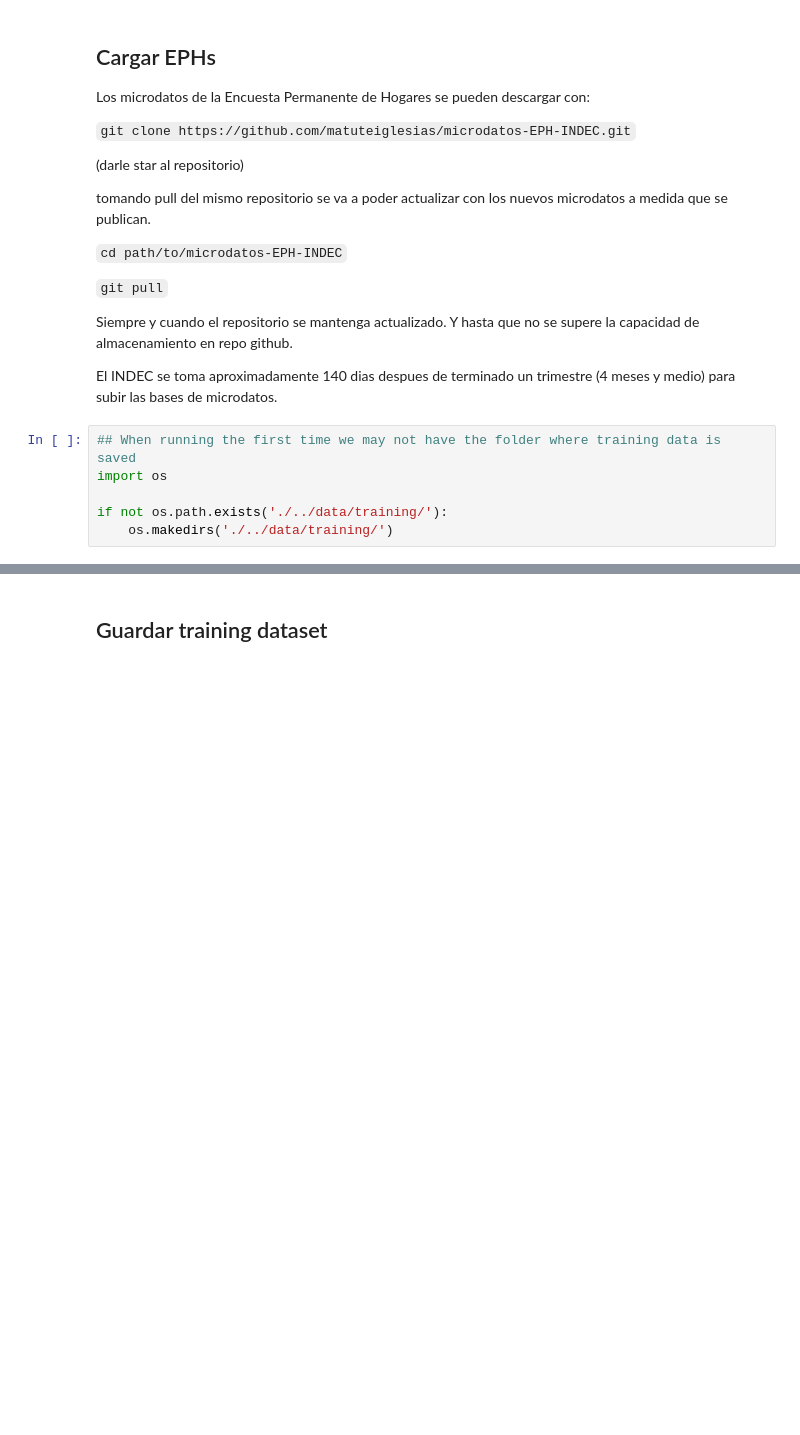
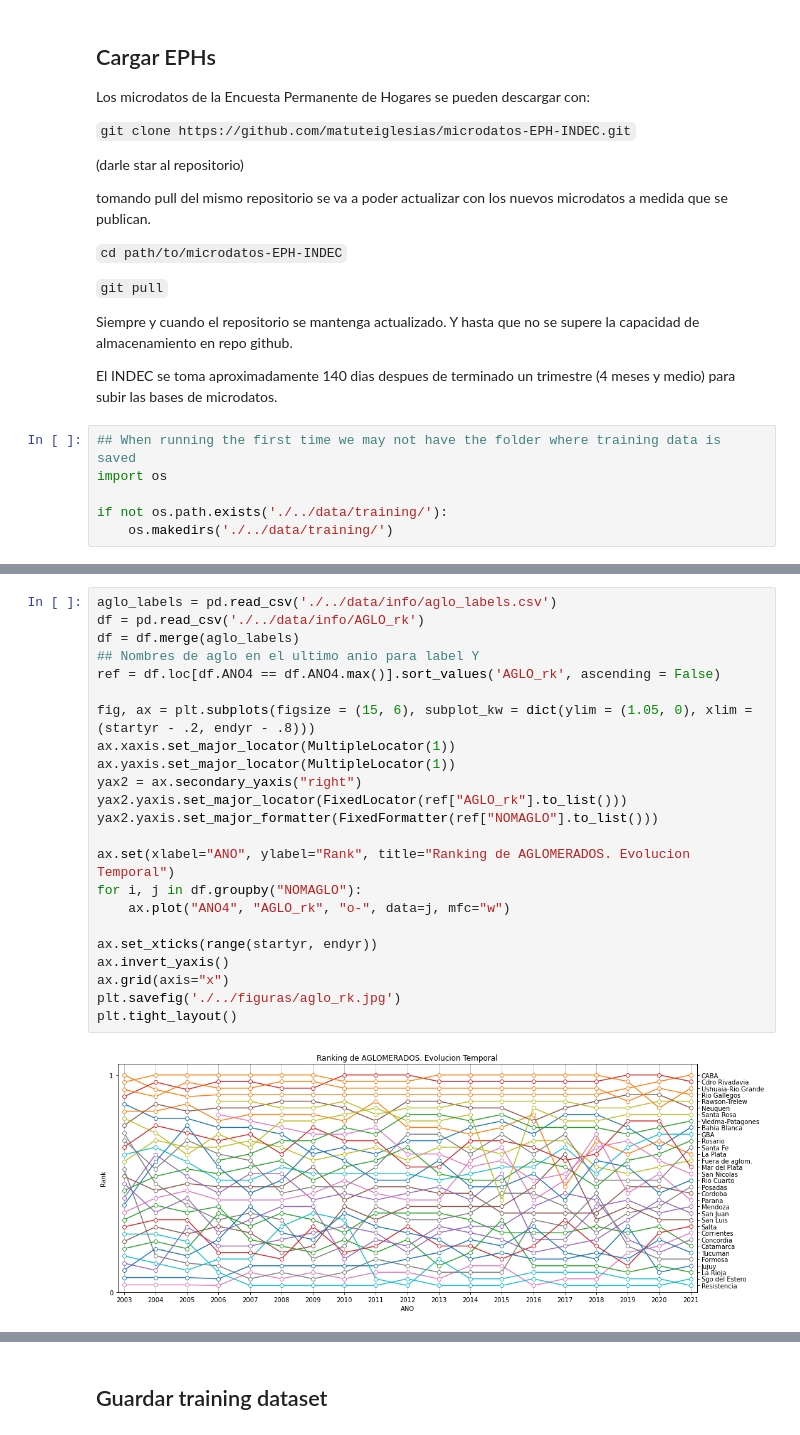
Before and after one commit to matuteiglesias/encuestador-de-hogares, a Jupyter notebook: notebooks/01 - Create training set from EPH.ipynb, the cells around one changed output, grey strips where cells are left out. Cells and saved outputs as stored; diff of their text form; blank space fills up the shorter version.

```diff
--- a/notebooks/01 - Create training set from EPH.ipynb
+++ b/notebooks/01 - Create training set from EPH.ipynb
@@ -288,2 +358,27 @@ ValueError: fill value must be in categories
+# %%
+aglo_labels = pd.read_csv('./../data/info/aglo_labels.csv')
+df = pd.read_csv('./../data/info/AGLO_rk')
+df = df.merge(aglo_labels)
+## Nombres de aglo en el ultimo anio para label Y
+ref = df.loc[df.ANO4 == df.ANO4.max()].sort_values('AGLO_rk', ascending = False)
+
+fig, ax = plt.subplots(figsize = (15, 6), subplot_kw = dict(ylim = (1.05, 0), xlim = (startyr - .2, endyr - .8)))
+ax.xaxis.set_major_locator(MultipleLocator(1))
+ax.yaxis.set_major_locator(MultipleLocator(1))
+yax2 = ax.secondary_yaxis("right")
+yax2.yaxis.set_major_locator(FixedLocator(ref["AGLO_rk"].to_list()))
+yax2.yaxis.set_major_formatter(FixedFormatter(ref["NOMAGLO"].to_list()))
+
+ax.set(xlabel="ANO", ylabel="Rank", title="Ranking de AGLOMERADOS. Evolucion Temporal")
+for i, j in df.groupby("NOMAGLO"):
+    ax.plot("ANO4", "AGLO_rk", "o-", data=j, mfc="w")
+
+ax.set_xticks(range(startyr, endyr))
+ax.invert_yaxis()
+ax.grid(axis="x")
+plt.savefig('./../figuras/aglo_rk.jpg')
+plt.tight_layout()
+# %% [output]
+[figure, added]
 # %%
 # df_list = []
```
Also changed, not shown: parts of 14 cells of this notebook, 5 other files.
